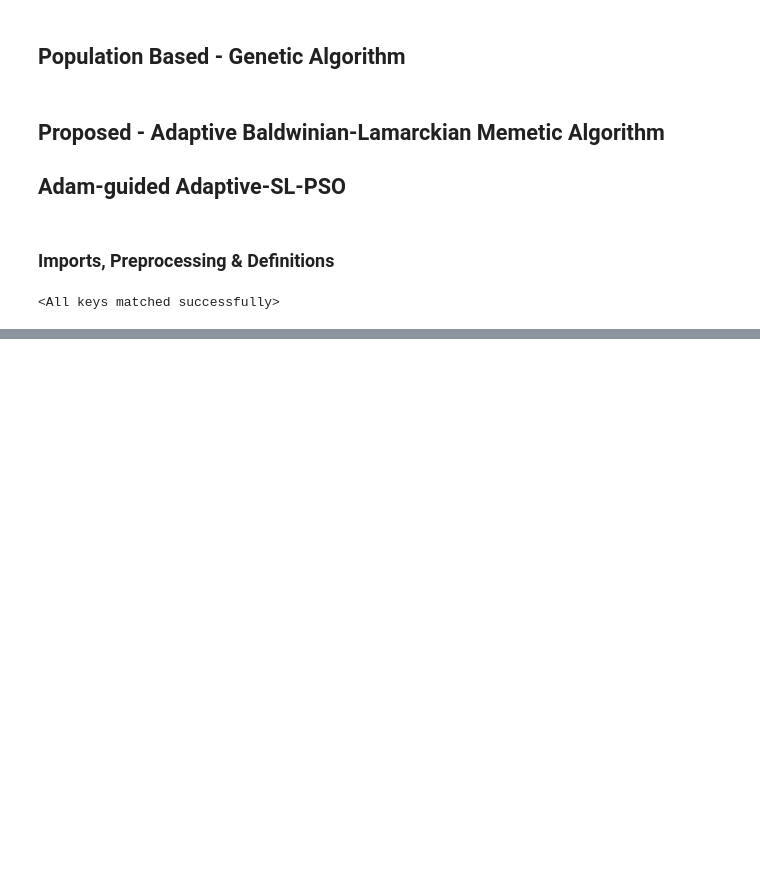
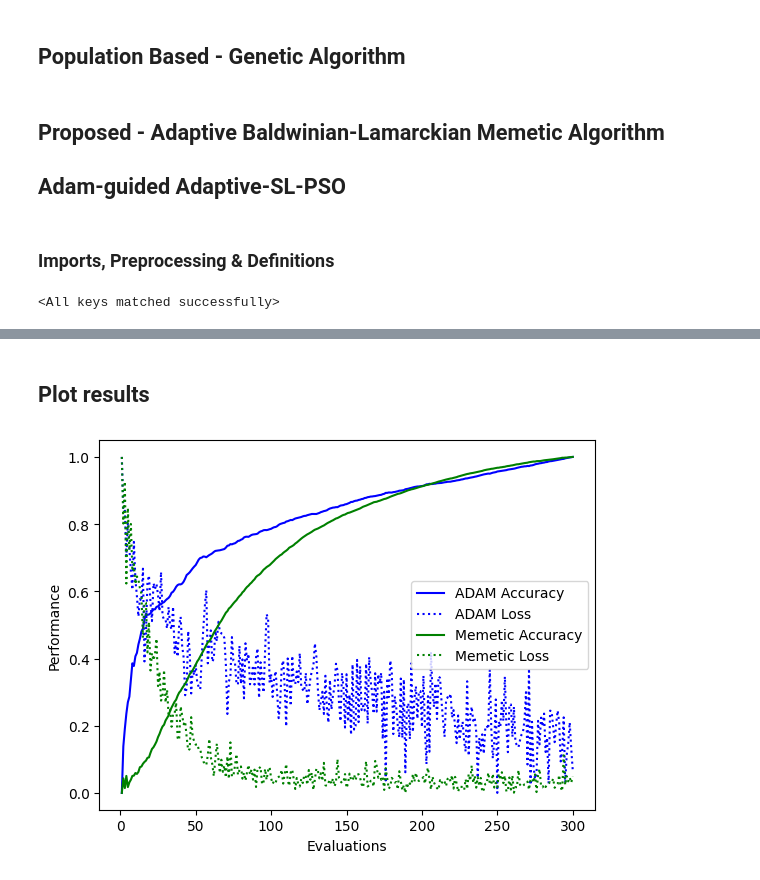
Before and after one commit to ali-shihab/metaheuristic-swarm-optimiser, a Jupyter notebook: ci_cw_final.ipynb, the cells around one changed output, grey strips where cells are left out. Drawn from its saved outputs; the diff is of its cells as text; code cells hidden in the pictures; blank space fills up the shorter version.

Commit message:
test complete, results recorded. hope this push works

```diff
--- a/ci_cw_final.ipynb
+++ b/ci_cw_final.ipynb
@@ -363,8 +367,9 @@ dropout_prob = 0.30
 num_epochs = 20
 batch_size = 128
 
-model = None
-
+model_adam = None
+adam_loss = None
+adam_accuracy = None
 # call function
 # Main loop for k-fold cross-validation
 for fold, (train_fold_indices, val_fold_indices) in enumerate(skf.split(train_idx, stratified_train_labels)):
@@ -389,11 +394,11 @@ for fold, (train_fold_indices, val_fold_indices) in enumerate(skf.split(train_id
         worker_init_fn=seed_worker,
         generator=g)
 
-    model = Net2().to(device)
+    model_adam = Net2().to(device)
     criterion = nn.CrossEntropyLoss()
-    optimizer = torch.optim.Adam(model.parameters(), lr=0.001)
+    optimizer = torch.optim.Adam(model_adam.parameters(), lr=0.001)
 
-    adam_train_and_validate(model, train_loader, val_loader, criterion, optimizer, mean, std, epochs=num_epochs)
+    model_adam, adam_loss, adam_accuracy = adam_train_and_validate(model_adam, train_loader, val_loader, criterion, optimizer, mean, std, epochs=1)
     break
 # %% [output]
 Fold 1/5
@@ -729,19 +719,23 @@ def memetic_train_and_validate(model, toolbox, pop, train_loader, test_loader, c
             new_weights, new_biases, pop = pso_optimize(model, toolbox, pop, inputs, train_load_labels, i, fits)
             model.fc3.weight = torch.nn.Parameter(new_weights)
             model.fc3.biases = torch.nn.Parameter(new_biases)
+            inputs, train_load_labels = inputs.to(device), train_load_labels.to(device)
             optimizer.zero_grad()
-            loss_curve.append(pop[0].fitness.values[0])
+            outputs = model(inputs)
+            loss = criterion(outputs, train_load_labels)
+            loss_curve.append(loss.item())
 
             _, predicted = torch.max(outputs.data, 1)
+            running_loss += loss.item()
             total += train_load_labels.size(0)
             correct += (predicted == train_load_labels).sum().item()
             #if i % 20 == 0:
             batch_accuracy = 100 * correct / total
             accuracy_curve.append(batch_accuracy)
-            print(f'{i}th Batch Loss: {pop[0].fitness.values[0]:.4f} Batch Accuracy: {batch_accuracy:.4f}')
+            print(f'{i}th Batch Loss: {loss.item():.4f} Batch Accuracy: {batch_accuracy:.4f}')
 
         epoch_accuracy = 100 * correct / total
-        print(f'Epoch [{epoch + 1}/{epochs}] Loss: {pop[0].fitness.values[0]:.4f} Epoch Accuracy: {epoch_accuracy:.4f}')
+        print(f'Epoch [{epoch + 1}/{epochs}] Loss: {loss.item():.4f} Epoch Accuracy: {epoch_accuracy:.4f}')
 
         model.eval()
         correct = 0
@@ -865,0 +1009,2 @@ Fold 1/5
+# %% [markdown]
+## Plot results
@@ -865,0 +1036,25 @@ Fold 1/5
+# %%
+import matplotlib.pyplot as plt
+
+# Example data
+epochs = list(range(1, 301))  # Replace with your actual x-axis values
+#blue_solid_data = [1, 2, 3, 4, 5, 6, 7, 8, 9, 10]  # Replace with your data
+#blue_dotted_data = [2, 3, 4, 5, 6, 7, 8, 9, 10, 11]  # Replace with your data
+
+# Plotting
+plt.plot(epochs, adam_scaled_accuracy, color='blue', linestyle='-', label='ADAM Accuracy')
+plt.plot(epochs, adam_scaled_loss, color='blue', linestyle=':', label='ADAM Loss')
+plt.plot(epochs, scaled_accuracy, color='green', linestyle='-', label='Memetic Accuracy')
+plt.plot(epochs, scaled_loss, color='green', linestyle=':', label='Memetic Loss')
+
+# Labeling Axes
+plt.xlabel('Evaluations')
+plt.ylabel('Performance')
+
+# Adding a Legend
+plt.legend()
+
+# Show the plot
+plt.show()
+# %% [output]
+[figure, added]
```
Also changed, not shown: parts of 16 cells of this notebook, 11 other files.
